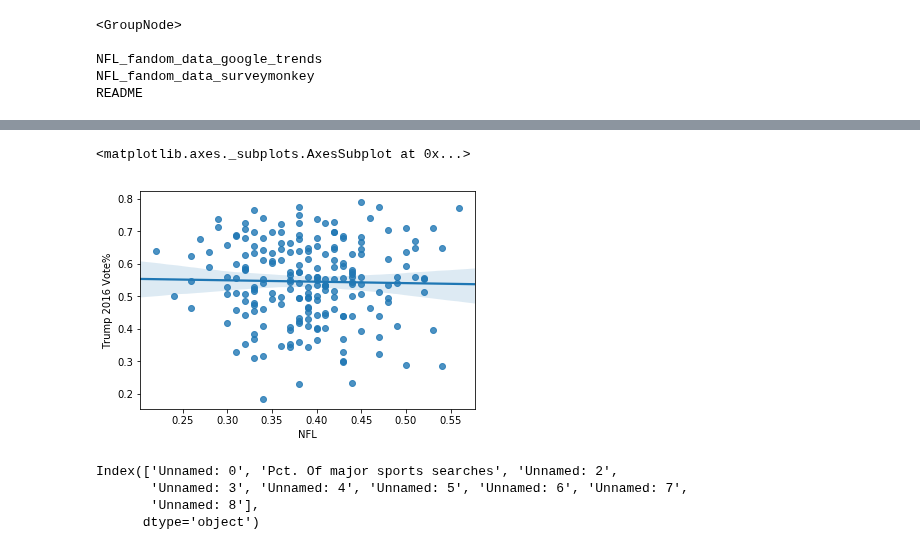
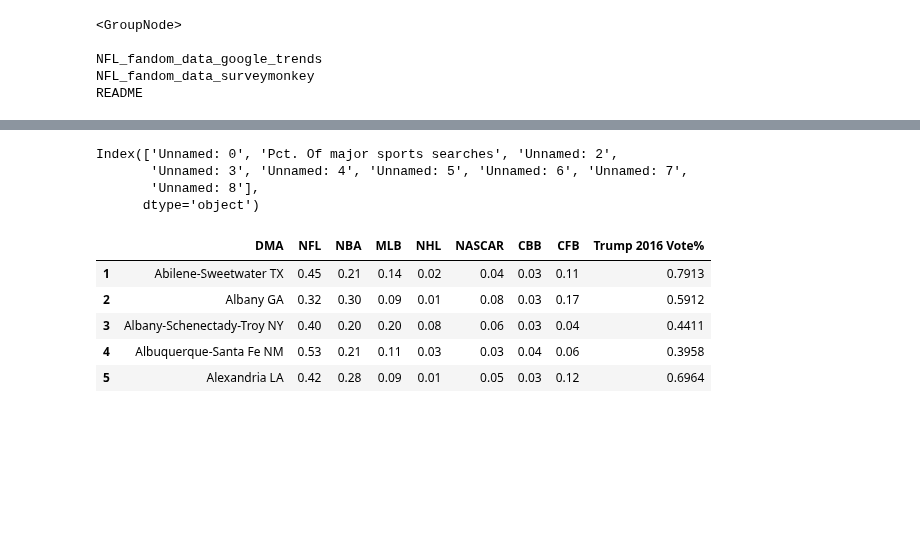
Before and after one commit to quiltdata/examples, a Jupyter notebook: FiveThirtyEight.ipynb, the cells around one changed output, grey strips where cells are left out. Cells and saved outputs as stored; diff of their text form; code cells hidden in the pictures; blank space fills up the shorter version.

```diff
--- a/FiveThirtyEight.ipynb
+++ b/FiveThirtyEight.ipynb
@@ -58,8 +58,3 @@ nfl[nfl.columns[2]] = nfl[nfl.columns[2]].map(lambda x:float(x[:-1])/100)
-# %%
-sns.regplot(x=nfl.columns[1], y=nfl.columns[2], data=nfl)
-# %% [output]
-<matplotlib.axes._subplots.AxesSubplot at 0x...>
-[figure, removed]
 # %%
 goog.columns
 # %% [output]
@@ -70,13 +65,23 @@ Index(['Unnamed: 0', 'Pct. Of major sports searches', 'Unnamed: 2',
 # %%
 # select 3 columns
 spts = goog[[goog.columns[x] for x in range(9)]]
 # promote row[0] to column names
 spts.columns = spts.iloc[0]
 # drop the first row, which is the labels
 spts = spts.iloc[1:]
 # for all of the XX% columns, turn them into floats
 str_cols = [spts.columns[x] for x in [1,2,3,4,5,6,7]]
 for c in str_cols:
     spts[c] = spts[c].map(lambda x: float(x[:-1])/100)
 # turn the last column into a real %
 spts[spts.columns[8]] = spts[spts.columns[8]].map(lambda x:float(x[:-1])/100)
+
+# now peak at our clean data
+spts.head()
+# %% [output]
+|  | DMA | NFL | NBA | MLB | NHL | NASCAR | CBB | CFB | Trump 2016 Vote% |
+| 1 | Abilene-Sweetwater TX | 0.45 | 0.21 | 0.14 | 0.02 | 0.04 | 0.03 | 0.11 | 0.7913 |
+| 2 | Albany GA | 0.32 | 0.30 | 0.09 | 0.01 | 0.08 | 0.03 | 0.17 | 0.5912 |
+| 3 | Albany-Schenectady-Troy NY | 0.40 | 0.20 | 0.20 | 0.08 | 0.06 | 0.03 | 0.04 | 0.4411 |
+| 4 | Albuquerque-Santa Fe NM | 0.53 | 0.21 | 0.11 | 0.03 | 0.03 | 0.04 | 0.06 | 0.3958 |
+| 5 | Alexandria LA | 0.42 | 0.28 | 0.09 | 0.01 | 0.05 | 0.03 | 0.12 | 0.6964 |
```
Also changed, not shown: parts of 11 cells of this notebook.
